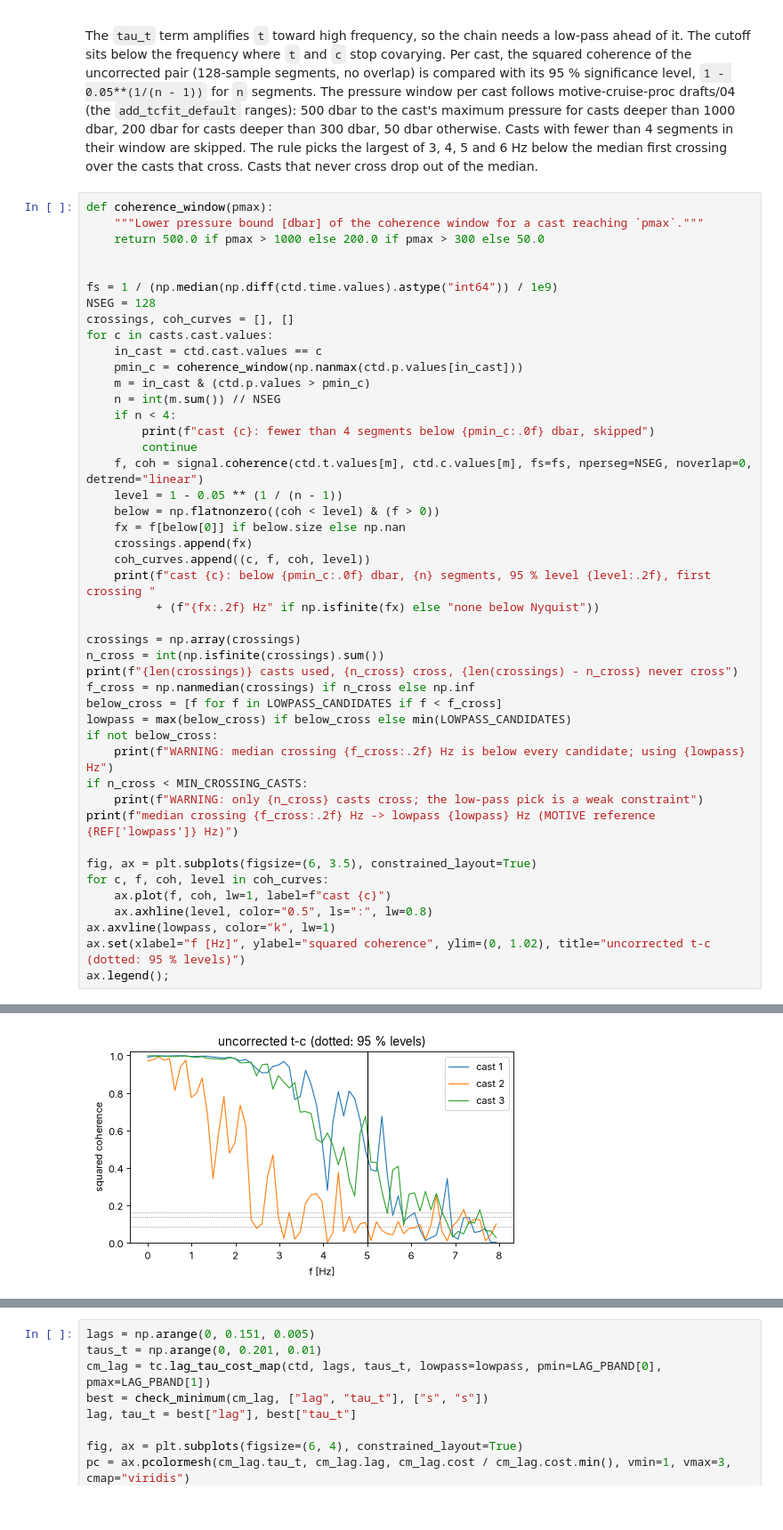
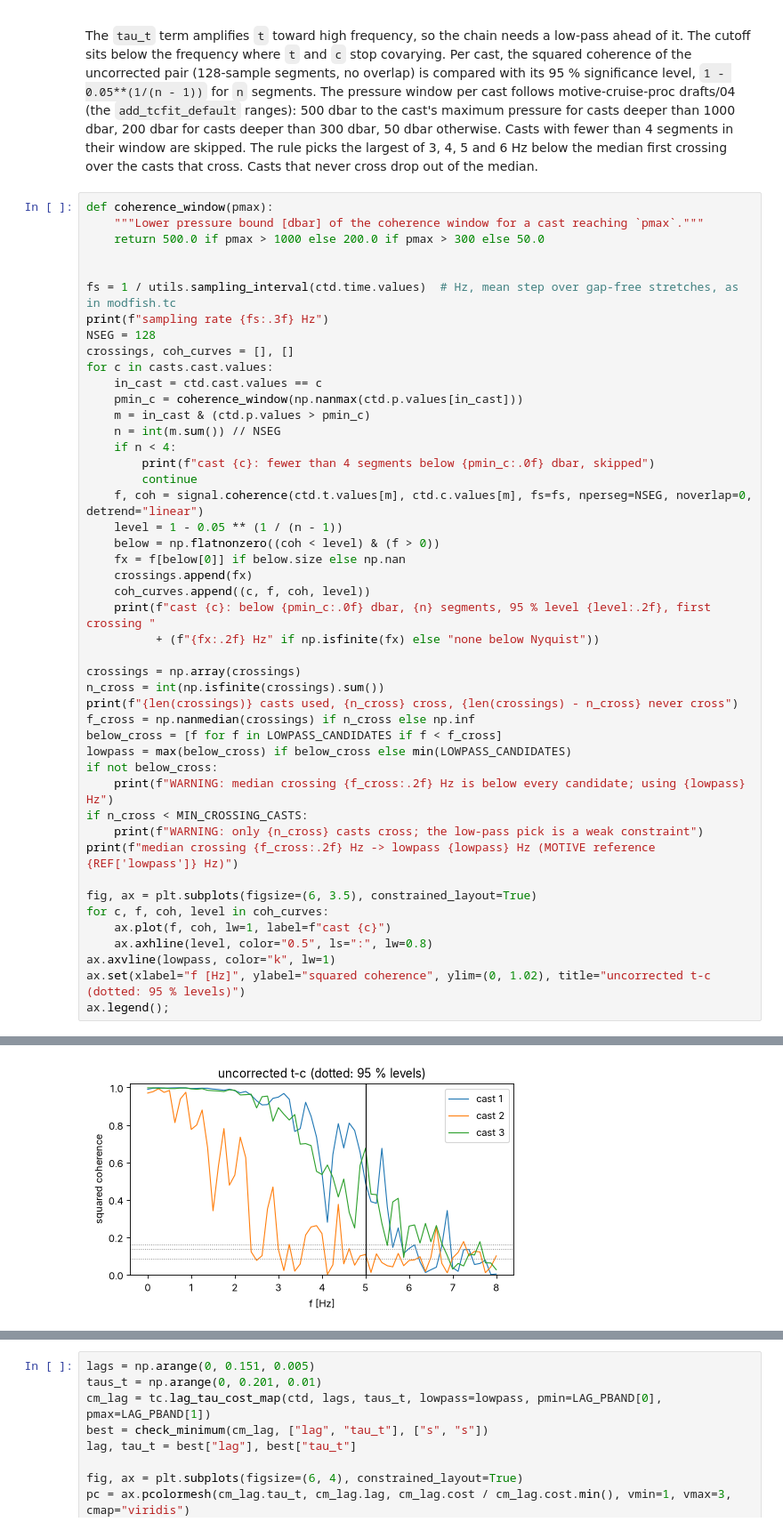
Before and after one commit to modscripps/modfish, a Jupyter notebook: examples/fctd_processing.ipynb, the cells around one changed output, grey strips where cells are left out. Shown at 89% size. Saved outputs shown, nothing was run; the diff lists cells and outputs as text.

```diff
--- a/examples/fctd_processing.ipynb
+++ b/examples/fctd_processing.ipynb
@@ -276,7 +281,8 @@ def coherence_window(pmax):
     return 500.0 if pmax > 1000 else 200.0 if pmax > 300 else 50.0
 
 
-fs = 1 / (np.median(np.diff(ctd.time.values).astype("int64")) / 1e9)
+fs = 1 / utils.sampling_interval(ctd.time.values)  # Hz, mean step over gap-free stretches, as in modfish.tc
+print(f"sampling rate {fs:.3f} Hz")
 NSEG = 128
 crossings, coh_curves = [], []
 for c in casts.cast.values:
@@ -326,2 +333,2 @@ median crossing 5.58 Hz -> lowpass 5.0 Hz (MOTIVE reference 5.0 Hz)
-[figure, old version]
+[figure, new version]
 # %% [markdown]
```
Also changed, not shown: parts of 14 cells of this notebook, 3 other files.
